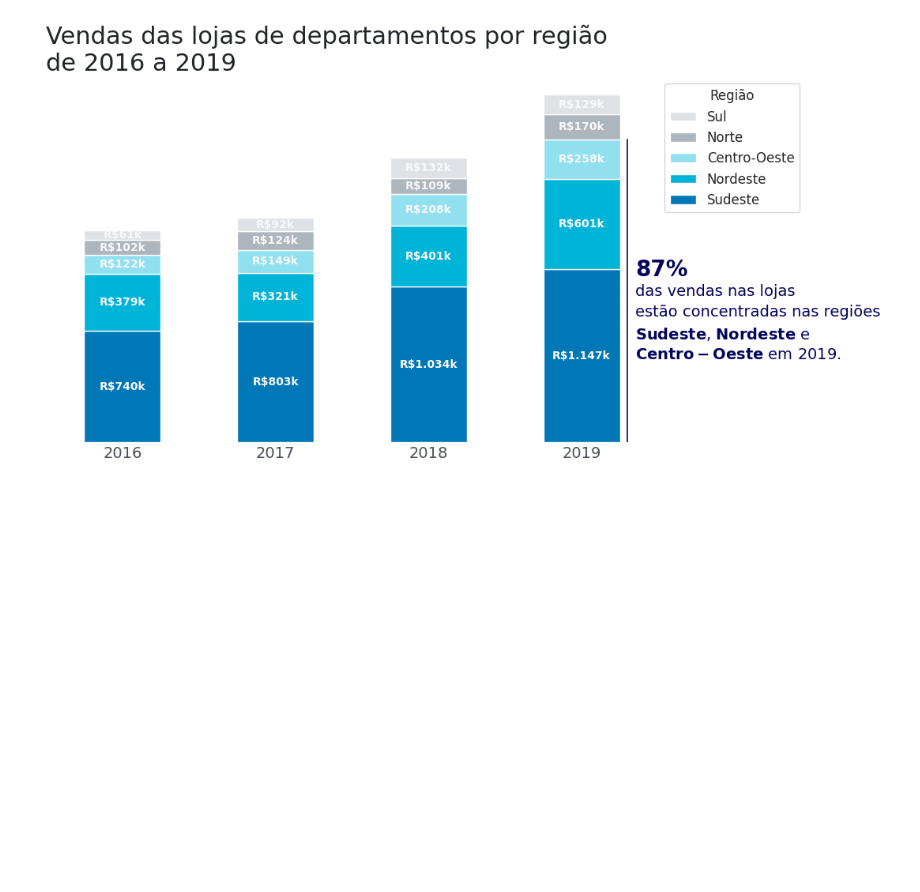
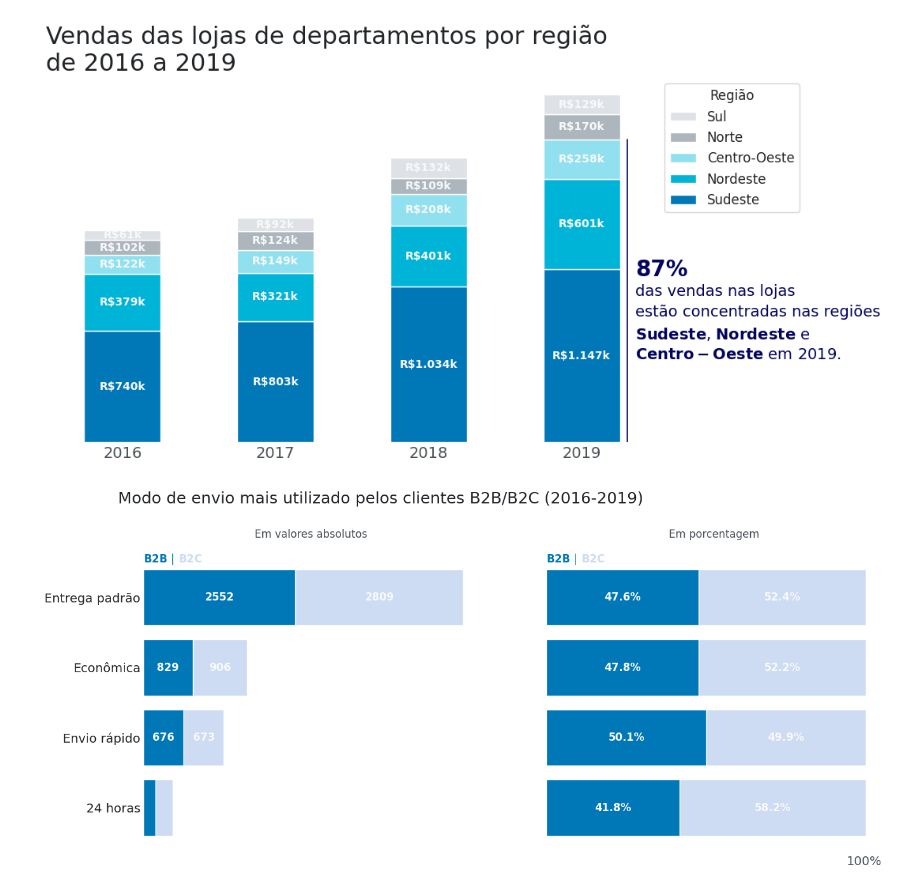
Before and after one commit to gabrieldorte/analise_dados_loja, a Jupyter notebook: analise_dados_loja.ipynb, the cells around one changed output. Cells and saved outputs as stored; diff of their text form; code cells hidden in the pictures; blank space fills up the shorter version.

```diff
--- a/analise_dados_loja.ipynb
+++ b/analise_dados_loja.ipynb
@@ -249,3 +240,69 @@ ax.axvline(x = 3.3, ymin = 0, ymax = 0.83, color = AZUL1, linewidth = 1.2)
 fig = ax.get_figure()
 # %% [output]
 [figure]
+# %%
+#GRÁFICOS DE COMPARAÇÃO DE MODOS DE ENVIOS
+
+cores = [AZUL2, AZUL5]
+df_envio = vendas.copy()
+df_envio = df_envio[['modo_envio', 'segmento_cliente']]
+# Criando uma tabela cruzada (crosstab) com os modos de envio divididos pelos clientes B2C e B2B
+df_envio_seg = pd.crosstab(index = df_envio.modo_envio, columns = df_envio.segmento_cliente).sort_values("B2B")
+# Criando uma tabela cruzada (crosstab) com os modos de envio divididos pelos clientes B2C e B2B nomarlizado
+df_envio_normalizado = pd.crosstab(index = df_envio.modo_envio, columns = df_envio.segmento_cliente, normalize = "index")
+def texto_colorido(x, y, texto, cores, esp=20, ax=None, **kw):
+    cores = list(reversed(cores))
+    t = ax.transData
+    canvas = ax.figure.canvas
+
+    for i, linha in enumerate(reversed(texto.split('\n'))):
+        frases = linha.split('||')
+        for s, cor in zip(frases, cores[i]):
+            texto = ax.text(x, y, s, color=cor, transform=t, **kw)
+            texto.draw(canvas.get_renderer())
+            ex = texto.get_window_extent()
+            t = transforms.offset_copy(texto._transform, x=ex.width,
+                                       units='dots')
+
+        t = transforms.offset_copy(ax.transData, x=0, y=(i + 1) * esp, units='dots')
+
+fig, axs = plt.subplots(1, 2, figsize=(15,6), sharey = True)
+
+axs[0].barh(df_envio_seg.index, df_envio_seg["B2B"], color = cores[0])
+axs[0].barh(df_envio_seg.index, df_envio_seg["B2C"], left = df_envio_seg["B2B"], color = cores[1])
+axs[0].set_title('Em valores absolutos\n', color = CINZA2)
+axs[0].set_xlabel('')
+axs[0].set_ylabel('')
+axs[0].set_xticklabels([])
+axs[0].yaxis.set_tick_params(labelsize=14, color = CINZA2)
+axs[0].set_frame_on(False)
+axs[0].tick_params(axis='both', which='both', length=0)
+
+texto_colorido(0, 3.5, '$\\bf{B2B}$ | || $\\bf{B2C}$', cores = [cores], ax=axs[0], fontsize=12) # legenda
+
+axs[1].barh(df_envio_normalizado.index, df_envio_normalizado["B2B"], color = cores[0])
+axs[1].barh(df_envio_normalizado.index, df_envio_normalizado["B2C"], left = df_envio_normalizado["B2B"], color = cores[1])
+axs[1].set_title('Em porcentagem\n', color = CINZA2)
+axs[1].set_xlabel('100%', color = CINZA2, size = 14, loc='right')
+axs[1].set_ylabel('')
+axs[1].set_xticklabels([])
+axs[1].set_frame_on(False)
+axs[1].tick_params(axis='both', which='both', length=0)
+
+texto_colorido(0, 3.5, '$\\bf{B2B}$ | || $\\bf{B2C}$', cores = [cores], ax=axs[1], fontsize=12) # legenda
+
+
+fig.suptitle("Modo de envio mais utilizado pelos clientes B2B/B2C (2016-2019)\n",
+             fontsize=18, color=CINZA1, ha = 'right', x = 0.65, y = 1.05)
+
+for container in axs[0].containers:
+    labels = [str(valor.get_width()) if valor.get_width() > 300 else '' for valor in container]
+    axs[0].bar_label(container, label_type='center', labels = labels, size = 12, color = CINZA5, fontweight='bold')
+
+for container in axs[1].containers:
+    labels = [f'{valor.get_width()*100:.1f}%' for valor in container]
+    axs[1].bar_label(container, label_type='center', labels = labels, size = 12, color = CINZA5, fontweight='bold')
+
+fig.show()
+# %% [output]
+[figure, added]
```
Also changed, not shown: parts of 1 cell of this notebook.
